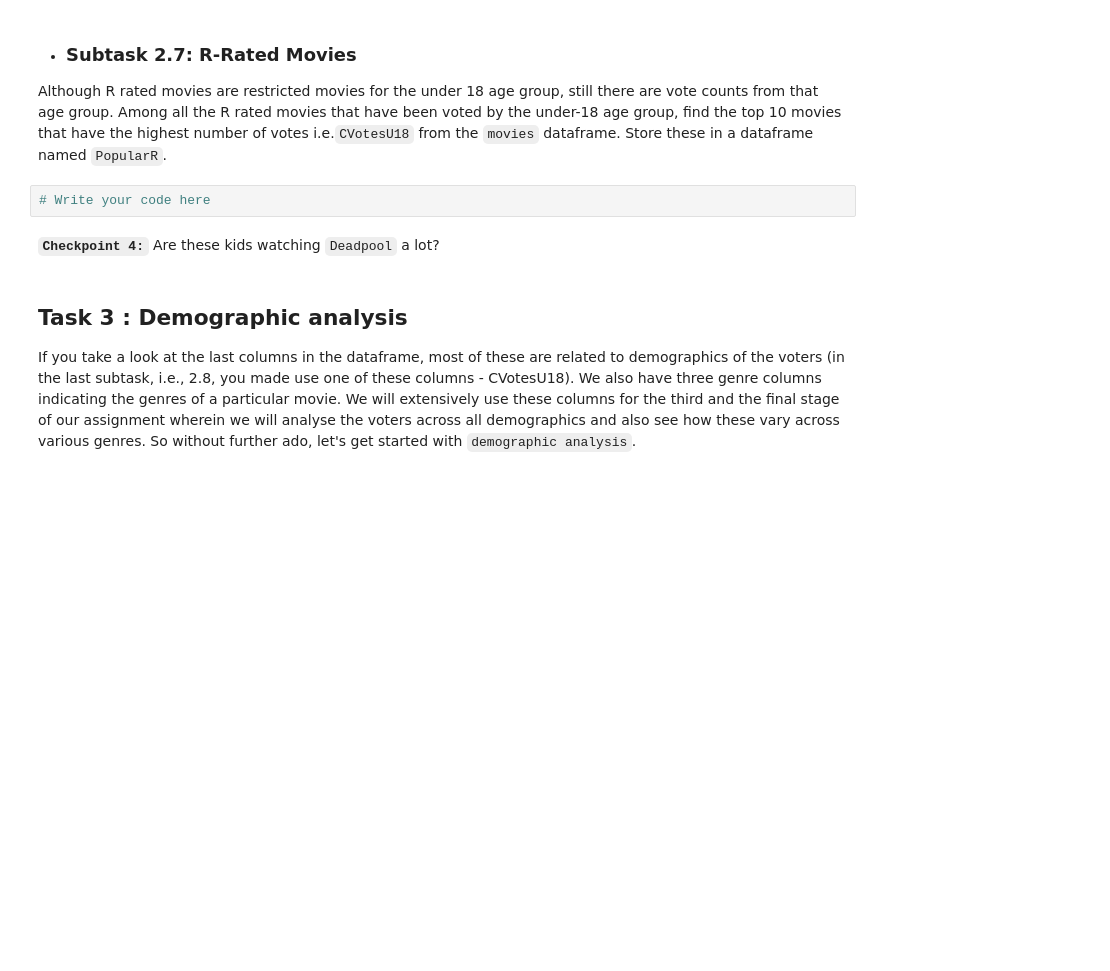
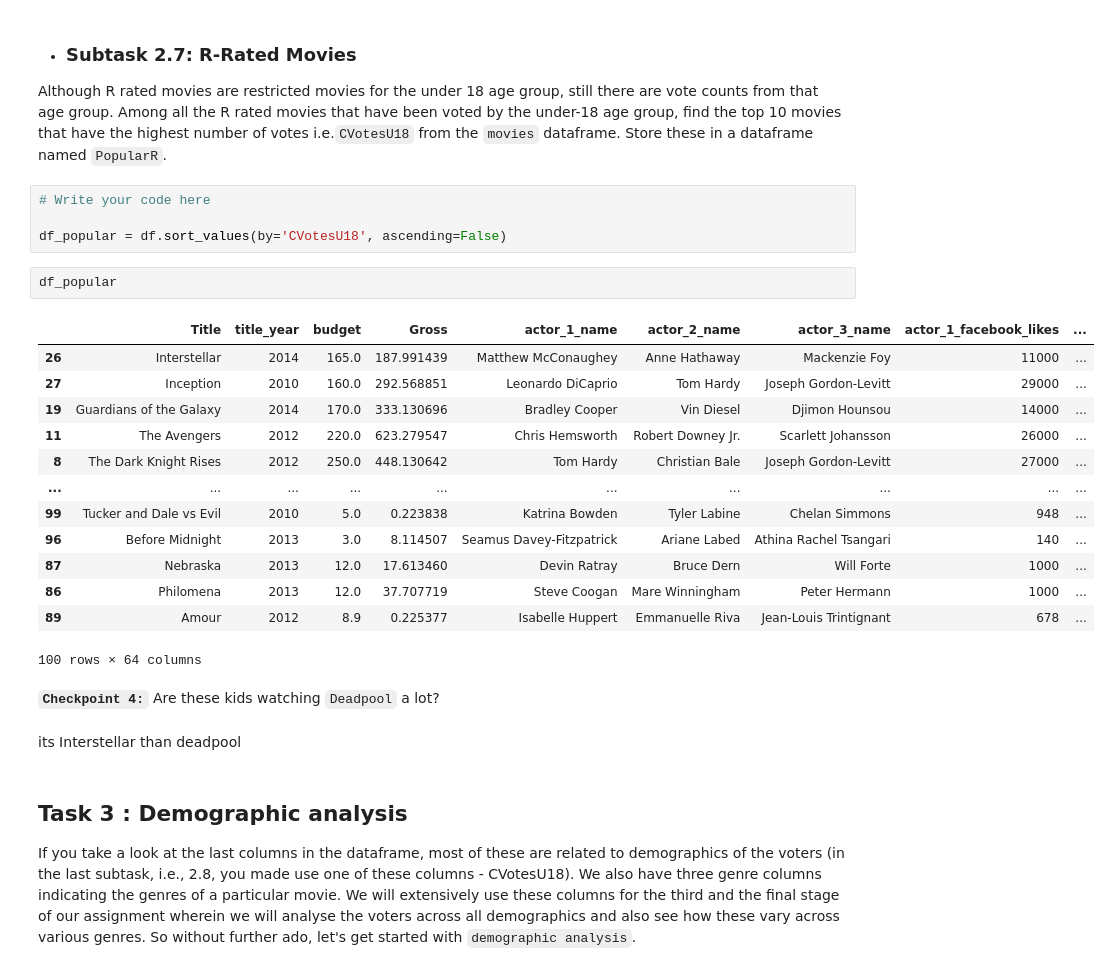
Before and after one commit to gokilapriya1808-AI/AI-ML-Assignments, a Jupyter notebook: IMDb+Movie+Assignment_gokila.ipynb, the cells around one changed output. Drawn from its saved outputs; the diff is of its cells as text; blank space fills up the shorter version.

```diff
--- a/IMDb+Movie+Assignment_gokila.ipynb
+++ b/IMDb+Movie+Assignment_gokila.ipynb
@@ -526,8 +531,28 @@ There is a column named `Runtime` in the dataframe which primarily shows the len
 Although R rated movies are restricted movies for the under 18 age group, still there are vote counts from that age group. Among all the R rated movies that have been voted by the under-18 age group, find the top 10 movies that have the highest number of votes i.e.`CVotesU18` from the `movies` dataframe. Store these in a dataframe named `PopularR`.
 # %%
 # Write your code here
+
+df_popular = df.sort_values(by='CVotesU18', ascending=False)
+# %%
+df_popular
+# %% [output]
+|  | Title | title_year | budget | Gross | actor_1_name | actor_2_name | actor_3_name | actor_1_facebook_likes | ... |
+| 26 | Interstellar | 2014 | 165.0 | 187.991439 | Matthew McConaughey | Anne Hathaway | Mackenzie Foy | 11000 | ... |
+| 27 | Inception | 2010 | 160.0 | 292.568851 | Leonardo DiCaprio | Tom Hardy | Joseph Gordon-Levitt | 29000 | ... |
+| 19 | Guardians of the Galaxy | 2014 | 170.0 | 333.130696 | Bradley Cooper | Vin Diesel | Djimon Hounsou | 14000 | ... |
+| 11 | The Avengers | 2012 | 220.0 | 623.279547 | Chris Hemsworth | Robert Downey Jr. | Scarlett Johansson | 26000 | ... |
+| 8 | The Dark Knight Rises | 2012 | 250.0 | 448.130642 | Tom Hardy | Christian Bale | Joseph Gordon-Levitt | 27000 | ... |
+| ... | ... | ... | ... | ... | ... | ... | ... | ... | ... |
+| 99 | Tucker and Dale vs Evil | 2010 | 5.0 | 0.223838 | Katrina Bowden | Tyler Labine | Chelan Simmons | 948 | ... |
+| 96 | Before Midnight | 2013 | 3.0 | 8.114507 | Seamus Davey-Fitzpatrick | Ariane Labed | Athina Rachel Tsangari | 140 | ... |
+| 87 | Nebraska | 2013 | 12.0 | 17.613460 | Devin Ratray | Bruce Dern | Will Forte | 1000 | ... |
+| 86 | Philomena | 2013 | 12.0 | 37.707719 | Steve Coogan | Mare Winningham | Peter Hermann | 1000 | ... |
+| 89 | Amour | 2012 | 8.9 | 0.225377 | Isabelle Huppert | Emmanuelle Riva | Jean-Louis Trintignant | 678 | ... |
+100 rows × 64 columns
 # %% [markdown]
 **`Checkpoint 4:`** Are these kids watching `Deadpool` a lot?
+# %% [markdown]
+its Interstellar than deadpool
 # %% [markdown]
 ## Task 3 : Demographic analysis
 
```
Also changed, not shown: parts of 4 cells of this notebook.
